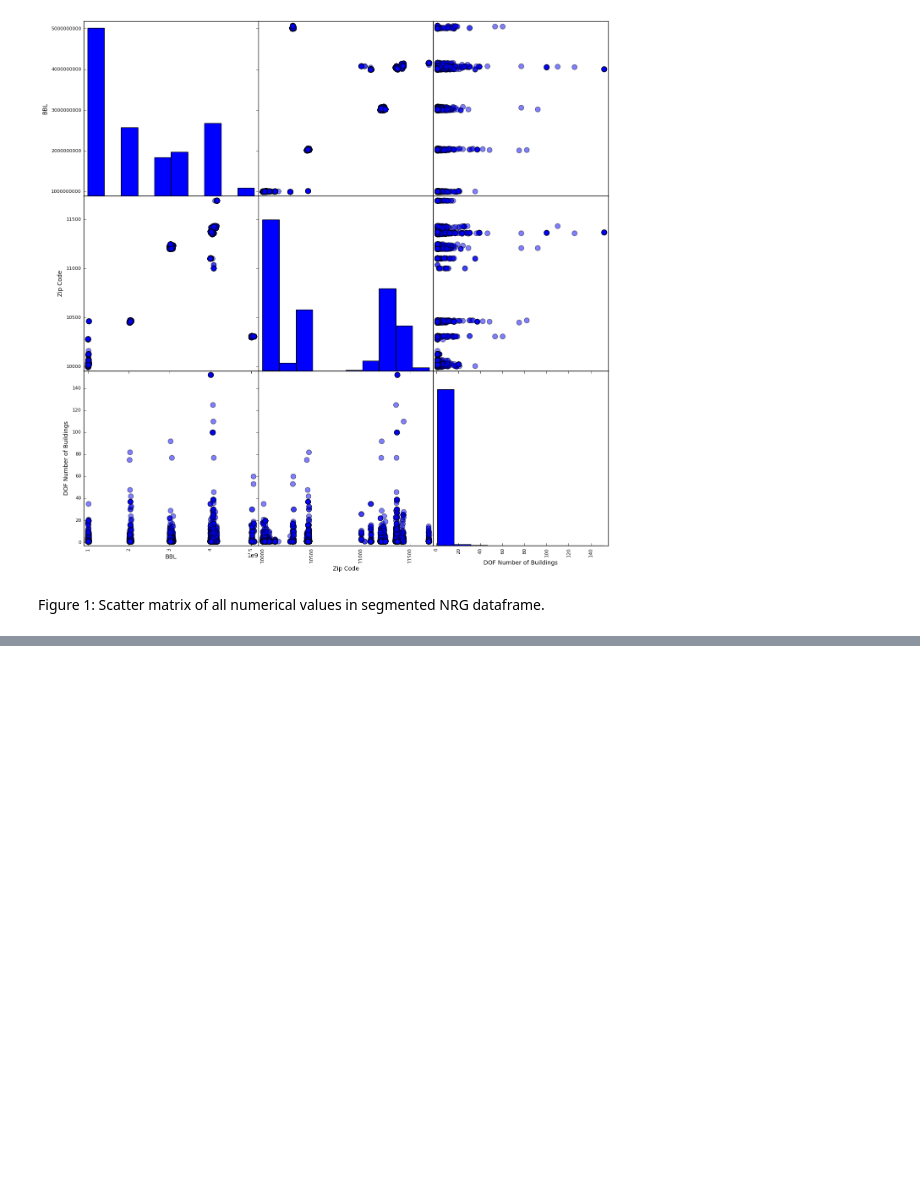
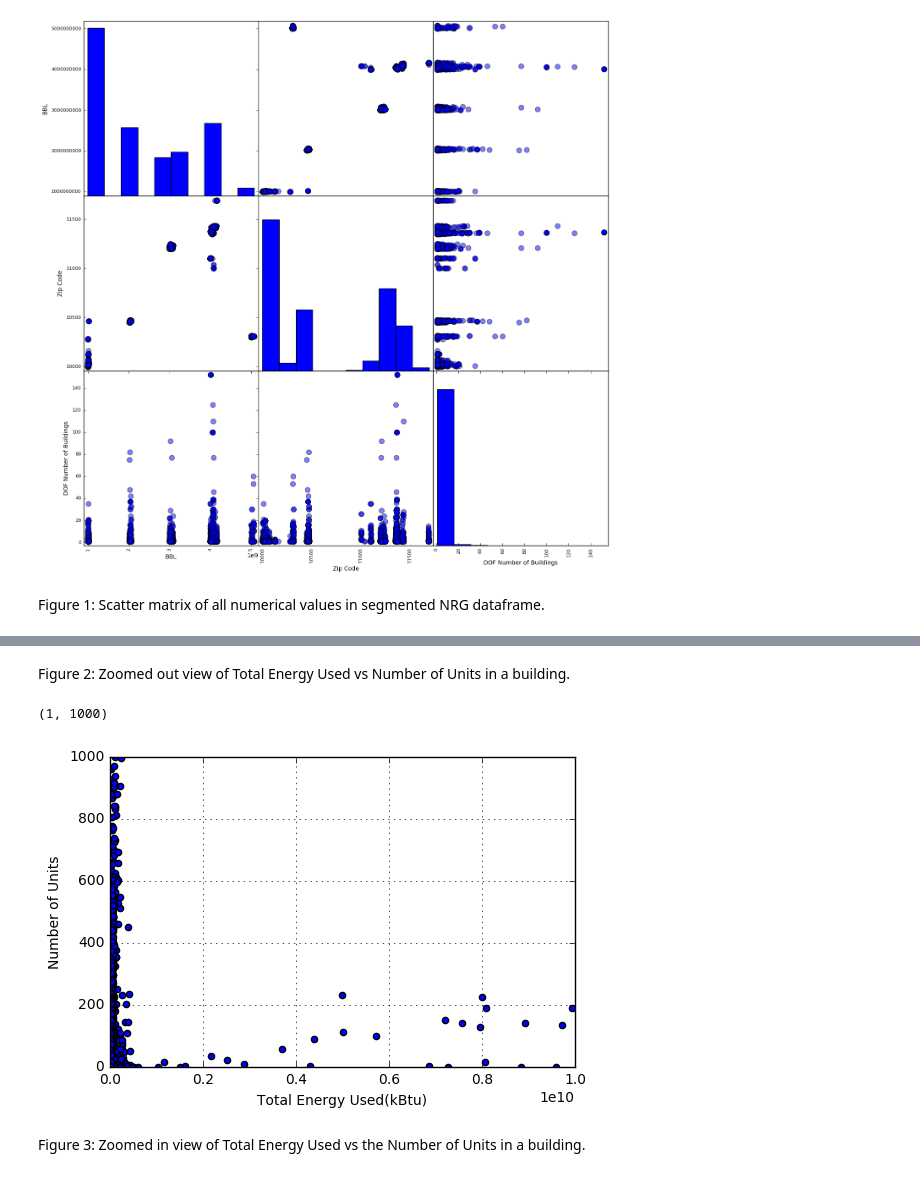
Before and after one commit to tashay/PUI2016_tg1478, a Jupyter notebook: HW6_tg1478/HW6_1_tg1478.ipynb, the cells around one changed output, grey strips where cells are left out. Saved outputs shown, nothing was run; the diff lists cells and outputs as text; code cells hidden in the pictures; blank space fills up the shorter version.

```diff
--- a/HW6_tg1478/HW6_1_tg1478.ipynb
+++ b/HW6_tg1478/HW6_1_tg1478.ipynb
@@ -82,0 +133,15 @@ invalid entries changed to NaN 15513
+# %% [markdown]
+Figure 2: Zoomed out view of Total Energy Used vs Number of Units in a building.
+# %%
+# Zoomed in view of Total Energy Used vs Number of Units.
+pl.scatter(bblData['Total Energy Used(kBtu)'], bblData['UnitsTotal'])
+pl.xlabel('Total Energy Used(kBtu)')
+pl.ylabel('Number of Units')
+pl.grid(True)
+xlim(1000,1e10)
+ylim(1,1000)
+# %% [output]
+(1, 1000)
+[figure, added]
+# %% [markdown]
+Figure 3: Zoomed in view of Total Energy Used vs the Number of Units in a building.
```
Also changed, not shown: parts of 19 cells of this notebook.
